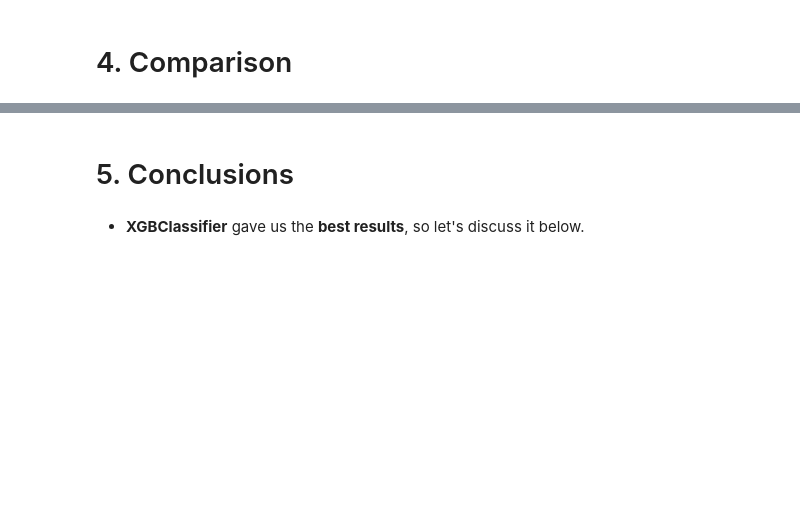
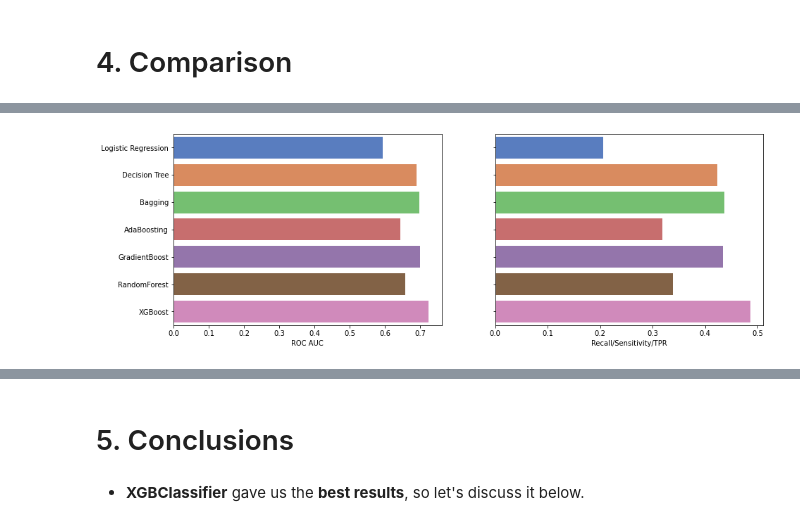
Before and after one commit to DmitryS-hub/AIML, a Jupyter notebook: BankMarketingTermDeposit/Term_Deposit_Sale_Bank_Marketing_DS.ipynb, the cells around one changed output, grey strips where cells are left out. Saved outputs shown, nothing was run; the diff lists cells and outputs as text; code cells hidden in the pictures; blank space fills up the shorter version.

```diff
--- a/BankMarketingTermDeposit/Term_Deposit_Sale_Bank_Marketing_DS.ipynb
+++ b/BankMarketingTermDeposit/Term_Deposit_Sale_Bank_Marketing_DS.ipynb
@@ -1566,6 +1573,22 @@ pd.concat(map(lambda r: r['cm'], reports), sort=False)
 | GradientBoost | 0.926984 | 0.901684 | 0.623540 | 0.433750 | 0.964722 | 0.699236 | ... |
 | RandomForest | 0.993862 | 0.898939 | 0.640995 | 0.338125 | 0.974489 | 0.656307 | ... |
 | XGBoost | 0.952266 | 0.905246 | 0.630981 | 0.486250 | 0.961691 | 0.723970 | ... |
+# %%
+ddf = report_cm_df.reset_index().rename(columns={'index':'Classifier'})
+
+plt.figure(figsize=(15,5))
+
+plt.subplot(1, 2, 1)
+chart = sns.barplot(ddf['ROC AUC'], ddf['Classifier'], palette='muted')
+chart.set(ylabel='')
+
+plt.subplot(1, 2, 2)
+chart = sns.barplot(ddf['Recall/Sensitivity/TPR'], ddf['Classifier'], palette='muted')
+chart.set(yticklabels=[], ylabel='')
+
+plt.show()
+# %% [output]
+[figure, added]
 # %%
 draw_combined_ROC(reports)
 # %% [output]
```
Also changed, not shown: parts of 7 cells of this notebook, 1 other file.
